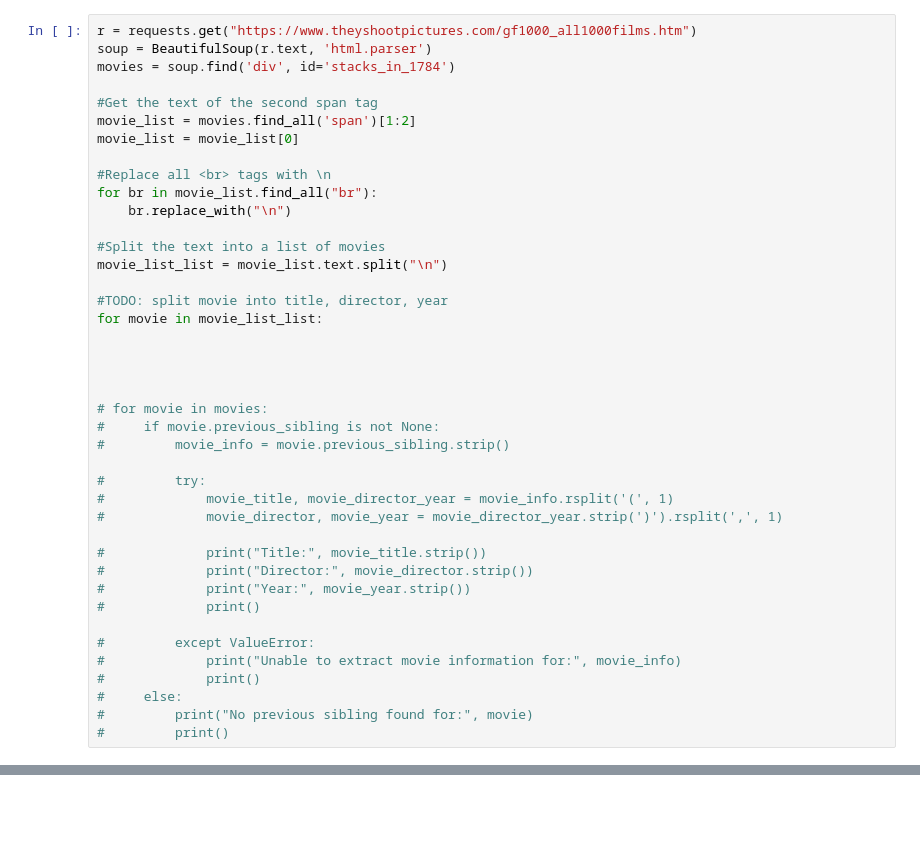
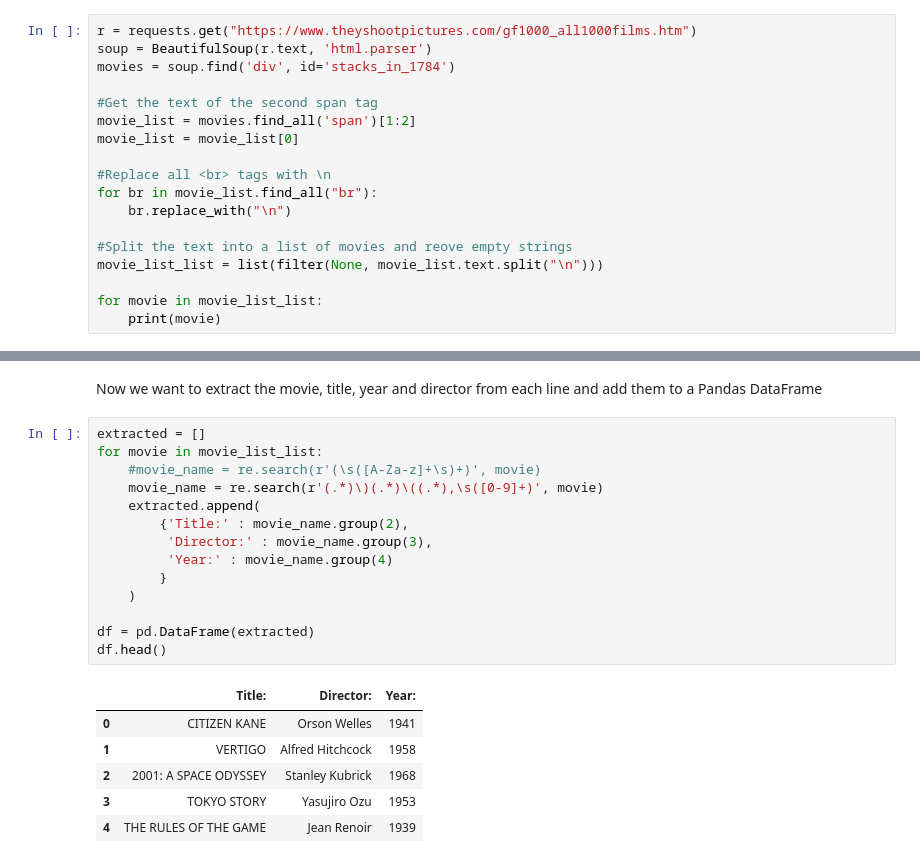
Before and after one commit to pkhaan/AutoCuratedMovieLists, a Jupyter notebook: scrapingTSTPD.ipynb, the cells around one changed output, grey strips where cells are left out. Cells and saved outputs as stored; diff of their text form; blank space fills up the shorter version.

```diff
--- a/scrapingTSTPD.ipynb
+++ b/scrapingTSTPD.ipynb
@@ -14,32 +16,9 @@ movie_list = movie_list[0]
 for br in movie_list.find_all("br"):
     br.replace_with("\n")
 
-#Split the text into a list of movies
-movie_list_list = movie_list.text.split("\n")
+#Split the text into a list of movies and reove empty strings
+movie_list_list = list(filter(None, movie_list.text.split("\n")))
 
-#TODO: split movie into title, director, year
 for movie in movie_list_list:
-
-
-
-
-# for movie in movies:
-#     if movie.previous_sibling is not None:
-#         movie_info = movie.previous_sibling.strip()
-
-#         try:
-#             movie_title, movie_director_year = movie_info.rsplit('(', 1)
-#             movie_director, movie_year = movie_director_year.strip(')').rsplit(',', 1)
-
-#             print("Title:", movie_title.strip())
-#             print("Director:", movie_director.strip())
-#             print("Year:", movie_year.strip())
-#             print()
-
-#         except ValueError:
-#             print("Unable to extract movie information for:", movie_info)
-#             print()
-#     else:
-#         print("No previous sibling found for:", movie)
-#         print()
+    print(movie)
 # %% [output]
@@ -46,0 +42,23 @@ for movie in movie_list_list:
+# %% [markdown]
+Now we want to extract the movie, title, year and director from each line and add them to a Pandas DataFrame
+# %%
+extracted = []
+for movie in movie_list_list:
+    #movie_name = re.search(r'(\s([A-Za-z]+\s)+)', movie)
+    movie_name = re.search(r'(.*)\)(.*)\((.*),\s([0-9]+)', movie)
+    extracted.append(
+        {'Title:' : movie_name.group(2),
+         'Director:' : movie_name.group(3),
+         'Year:' : movie_name.group(4)
+        }
+    )
+
+df = pd.DataFrame(extracted)
+df.head()
+# %% [output]
+|  | Title: | Director: | Year: |
+| 0 | CITIZEN KANE | Orson Welles | 1941 |
+| 1 | VERTIGO | Alfred Hitchcock | 1958 |
+| 2 | 2001: A SPACE ODYSSEY | Stanley Kubrick | 1968 |
+| 3 | TOKYO STORY | Yasujiro Ozu | 1953 |
+| 4 | THE RULES OF THE GAME | Jean Renoir | 1939 |
```
Also changed, not shown: parts of 2 cells of this notebook.
